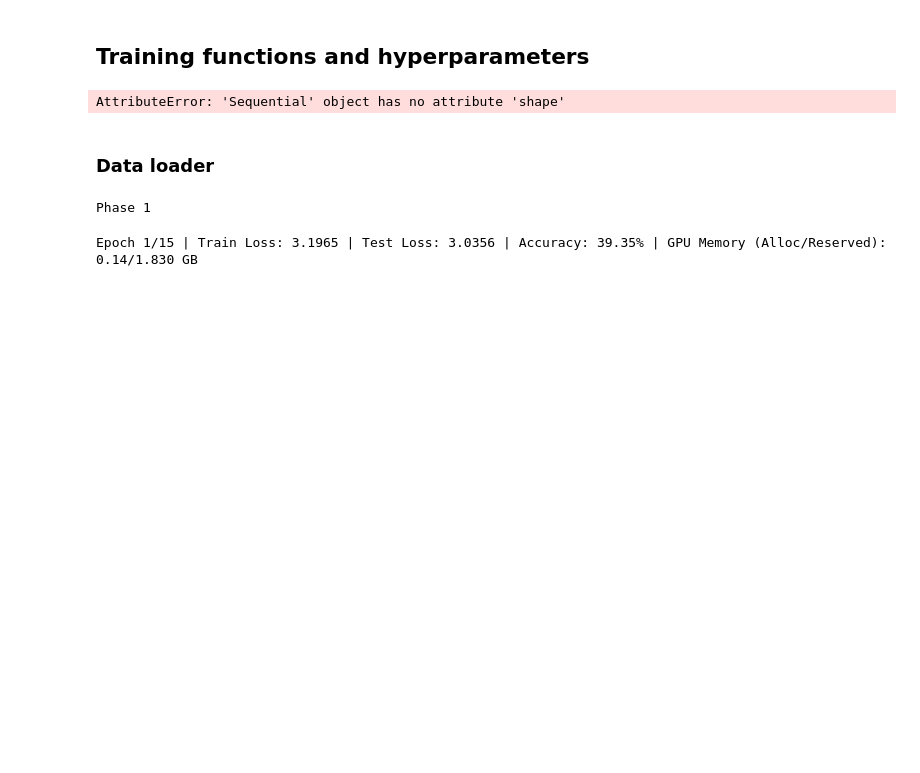
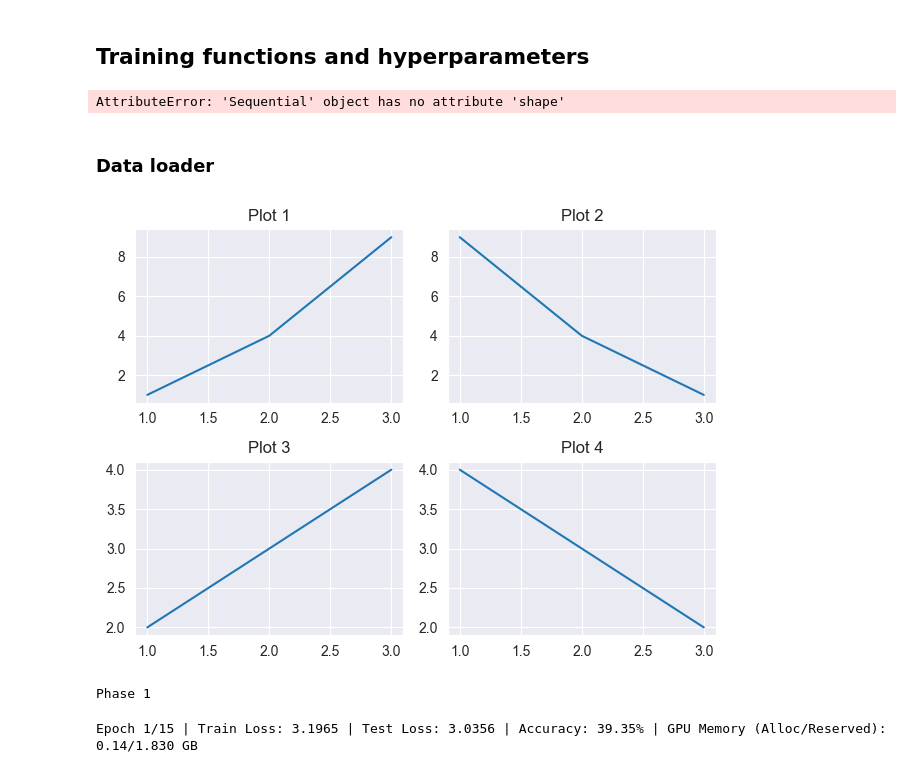
Before and after one commit to Zaphelious/rice-pest-classification, a Jupyter notebook: Thesis.ipynb, the cells around one changed output. Saved outputs shown, nothing was run; the diff lists cells and outputs as text; code cells hidden in the pictures; blank space fills up the shorter version.

```diff
--- a/Thesis.ipynb
+++ b/Thesis.ipynb
@@ -558,6 +570,32 @@ def save_historical_data(history, filename='training_results/v2/EfficientNetV2-m
     combined_data.to_csv(filename, index=False)
 
     print("Historical data saved successfully!")
+# %%
+import matplotlib.pyplot as plt
+
+# Create subplots
+fig, axs = plt.subplots(2, 2)
+
+# Plot data and set titles/labels for each subplot
+axs[0, 0].plot([1, 2, 3], [1, 4, 9])
+axs[0, 0].set_title('Plot 1')
+
+axs[0, 1].plot([1, 2, 3], [9, 4, 1])
+axs[0, 1].set_title('Plot 2')
+
+axs[1, 0].plot([1, 2, 3], [2, 3, 4])
+axs[1, 0].set_title('Plot 3')
+
+axs[1, 1].plot([1, 2, 3], [4, 3, 2])
+axs[1, 1].set_title('Plot 4')
+
+# Apply tight_layout
+plt.tight_layout()
+
+# Display the figure
+plt.show()
+# %% [output]
+[figure, added]
 # %%
 def incremental_training(model, sessions, criterion, train_dataloader, test_dataloader, device):
 
```
Also changed, not shown: parts of 1 cell of this notebook, 1 other file.
